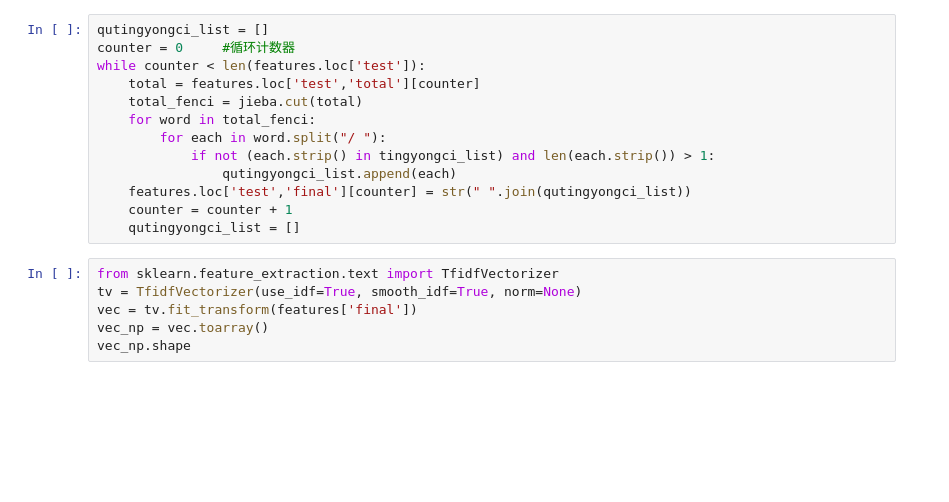
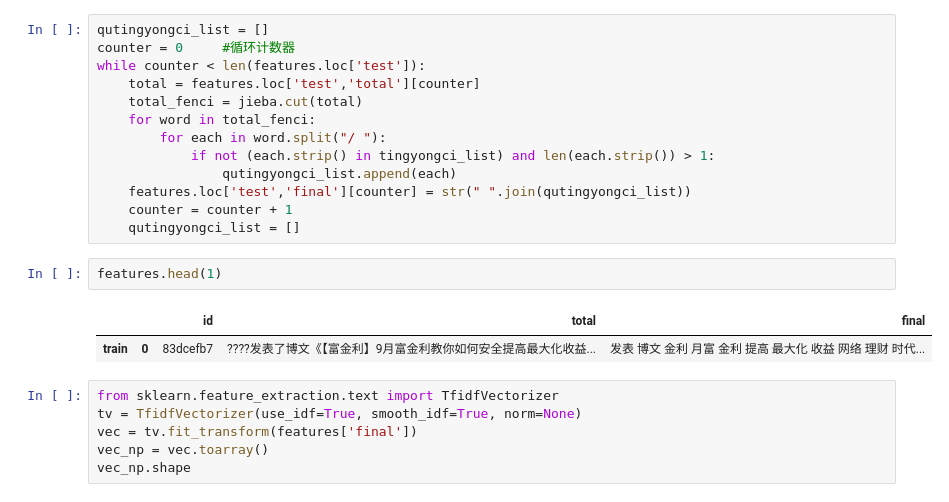
Before and after one commit to 610yilingliu/ds_tutorial, a Jupyter notebook: L11/notebook.ipynb, the cells around one changed output. Cells and saved outputs as stored; diff of their text form; blank space fills up the shorter version.

```diff
--- a/L11/notebook.ipynb
+++ b/L11/notebook.ipynb
@@ -127,6 +149,11 @@ while counter < len(features.loc['test']):
     features.loc['test','final'][counter] = str(" ".join(qutingyongci_list))
     counter = counter + 1
     qutingyongci_list = []
+# %%
+features.head(1)
+# %% [output]
+|  |  | id | total | final |
+| train | 0 | 83dcefb7 | ????发表了博文《【富金利】9月富金利教你如何安全提高最大化收益... | 发表 博文 金利 月富 金利 提高 最大化 收益 网络 理财 时代... |
 # %%
 from sklearn.feature_extraction.text import TfidfVectorizer
 tv = TfidfVectorizer(use_idf=True, smooth_idf=True, norm=None)
```
Also changed, not shown: parts of 9 cells of this notebook, 20 other files.
